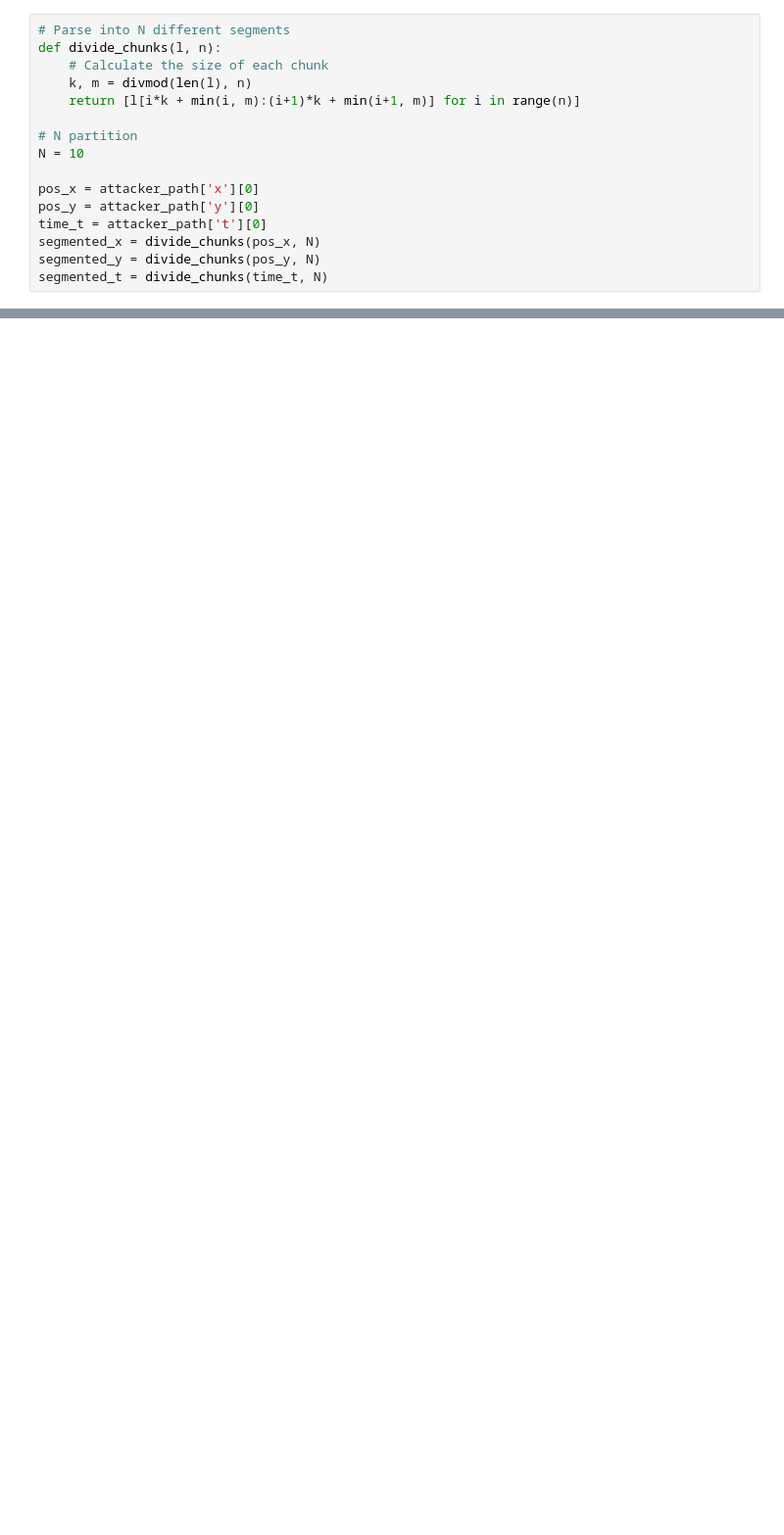
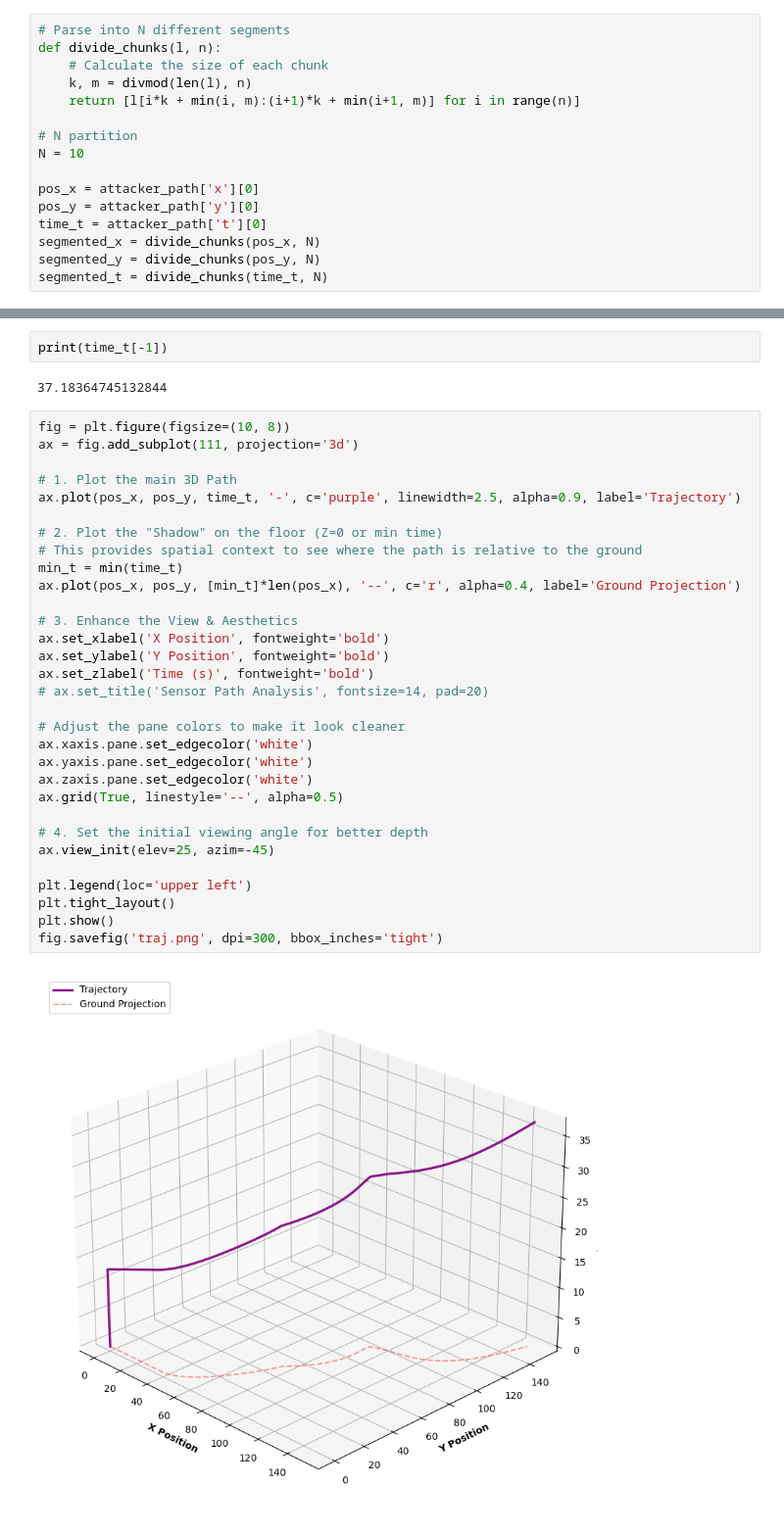
Before and after one commit to jeffersonkim97/Defender_Strategy, a Jupyter notebook: script/hybrid_model_attacker_strategy_concept.ipynb, the cells around one changed output, grey strips where cells are left out. Shown at 98% size. Drawn from its saved outputs; the diff is of its cells as text; blank space fills up the shorter version.

```diff
--- a/script/hybrid_model_attacker_strategy_concept.ipynb
+++ b/script/hybrid_model_attacker_strategy_concept.ipynb
@@ -174,0 +184,37 @@ Hybrid          | 33.61      | 573.2570
+# %%
+print(time_t[-1])
+# %% [output]
+37.18364745132844
+# %%
+fig = plt.figure(figsize=(10, 8))
+ax = fig.add_subplot(111, projection='3d')
+
+# 1. Plot the main 3D Path
+ax.plot(pos_x, pos_y, time_t, '-', c='purple', linewidth=2.5, alpha=0.9, label='Trajectory')
+
+# 2. Plot the "Shadow" on the floor (Z=0 or min time)
+# This provides spatial context to see where the path is relative to the ground
+min_t = min(time_t)
+ax.plot(pos_x, pos_y, [min_t]*len(pos_x), '--', c='r', alpha=0.4, label='Ground Projection')
+
+# 3. Enhance the View & Aesthetics
+ax.set_xlabel('X Position', fontweight='bold')
+ax.set_ylabel('Y Position', fontweight='bold')
+ax.set_zlabel('Time (s)', fontweight='bold')
+# ax.set_title('Sensor Path Analysis', fontsize=14, pad=20)
+
+# Adjust the pane colors to make it look cleaner
+ax.xaxis.pane.set_edgecolor('white')
+ax.yaxis.pane.set_edgecolor('white')
+ax.zaxis.pane.set_edgecolor('white')
+ax.grid(True, linestyle='--', alpha=0.5)
+
+# 4. Set the initial viewing angle for better depth
+ax.view_init(elev=25, azim=-45)
+
+plt.legend(loc='upper left')
+plt.tight_layout()
+plt.show()
+fig.savefig('traj.png', dpi=300, bbox_inches='tight')
+# %% [output]
+[figure, added]
```
Also changed, not shown: parts of 3 cells of this notebook, 4 other files.
